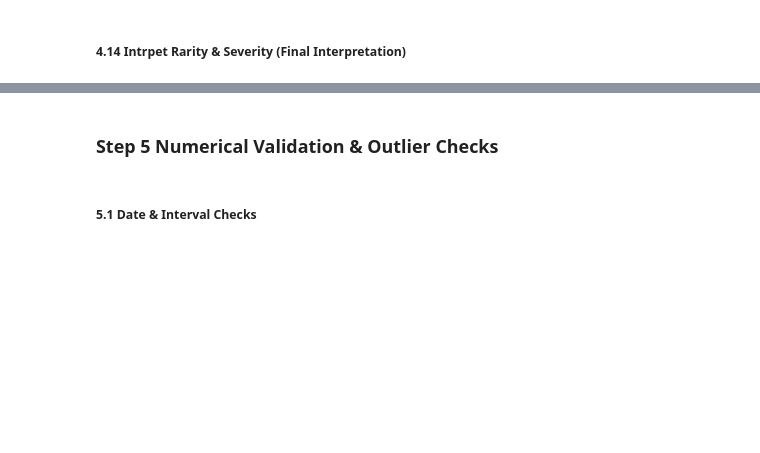
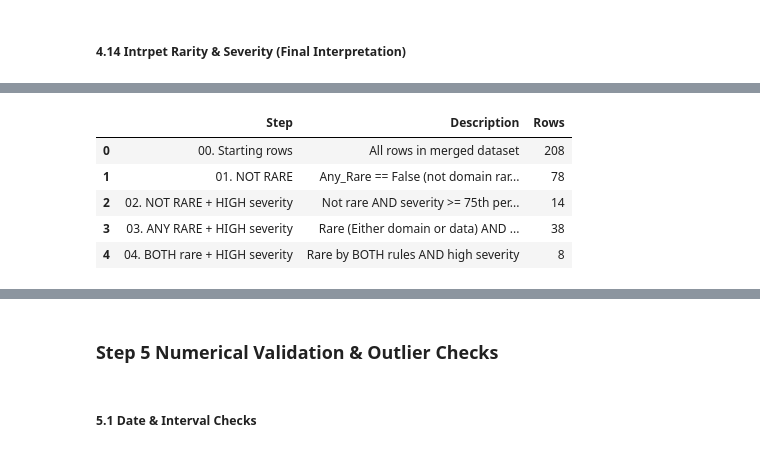
Before and after one commit to dev-festival/py4eda-project, a Jupyter notebook: notebooks/02_individual_exploration_abby.ipynb, the cells around one changed output, grey strips where cells are left out. Cells and saved outputs as stored; diff of their text form; code cells hidden in the pictures; blank space fills up the shorter version.

```diff
--- a/notebooks/02_individual_exploration_abby.ipynb
+++ b/notebooks/02_individual_exploration_abby.ipynb
@@ -506,6 +509,7 @@ missing_summary_table
 # %% [markdown]
 ##### 4.8 Structural vs Non-Structural Missingness
 # %%
+# Used to determine if missingness is related to data structure or data quality
 structural_info = []
 
 for cat, table in missing_rate_tables.items():
@@ -520,7 +524,20 @@ for cat, table in missing_rate_tables.items():
 
 structural_summary = pd.DataFrame(structural_info,
     columns=["Categorical Variable", "Category Level", "Column", "Missing %", "Type"])
-structural_summary.head()
+display(structural_summary.head())
+
+# Count structural vs non-structural
+struct_count = (structural_summary["Type"] == "STRUCTURAL").sum()
+nonstruct_count = (structural_summary["Type"] == "NON-STRUCTURAL").sum()
+total = len(structural_summary)
+
+print("=== Structural Missingness Summary ===")
+print(f"Total rows analyzed: {total:,}")
+print(f"STRUCTURAL missingness: {struct_count:,} ({struct_count/total:.2%})")
+print(f"NON-STRUCTURAL missingness: {nonstruct_count:,} ({nonstruct_count/total:.2%})")
+
+print("\n=== Counts by Categorical Variable ===")
+print(structural_summary.groupby(["Categorical Variable", "Type"]).size().unstack(fill_value=0))
 # %% [output]
 |  | Categorical Variable | Category Level | Column | Missing % | Type |
 | 0 | INTERVAL | 1-DAYS | PMNUM | 0.0 | STRUCTURAL |
@@ -1177,0 +1303,58 @@ Most important NOT RARE levels (final selection):
+# %%
+
+summary_rows = []
+
+total_rows = sl.shape[0]
+summary_rows.append({
+    'Step': '00. Starting rows',
+    'Description': 'All rows in merged dataset',
+    'Rows': total_rows
+})
+
+# NOT RARE only
+not_rare = sl[sl['Any_Rare'] == False]
+summary_rows.append({
+    'Step': '01. NOT RARE',
+    'Description': 'Any_Rare == False (not domain rare, not data rare)',
+    'Rows': not_rare.shape[0]
+})
+
+
+# NOT RARE + Severity >= cutoff
+not_rare_high = sl[
+    (sl['Any_Rare'] == False) &
+    (sl['Severity_Score'] >= sev_cutoff)
+]
+summary_rows.append({
+    'Step': '02. NOT RARE + HIGH severity',
+    'Description': 'Not rare AND severity >= 75th percentile',
+    'Rows': not_rare_high.shape[0]
+})
+
+# ANY RARE + HIGH severity (for comparison)
+any_rare_high = sl[
+    (sl['Any_Rare'] == True) &
+    (sl['Severity_Score'] >= sev_cutoff)
+]
+summary_rows.append({
+    'Step': '03. ANY RARE + HIGH severity',
+    'Description': 'Rare (Either domain or data) AND high severity',
+    'Rows': any_rare_high.shape[0]
+})
+
+# BOTH rare + high severity
+both_rare_high = sl[
+    (sl['Both_Rare'] == True) &
+    (sl['Severity_Score'] >= sev_cutoff)
+]
+summary_rows.append({
+    'Step': '04. BOTH rare + HIGH severity',
+    'Description': 'Rare by BOTH rules AND high severity',
+    'Rows': both_rare_high.shape[0]
+})
+
+summary_df = pd.DataFrame(summary_rows)
+
+print("\nSummary of filtering steps:")
+display(summary_df)
+# %% [output]
@@ -1177,0 +1362,6 @@ Most important NOT RARE levels (final selection):
+|  | Step | Description | Rows |
+| 0 | 00. Starting rows | All rows in merged dataset | 208 |
+| 1 | 01. NOT RARE | Any_Rare == False (not domain rar... | 78 |
+| 2 | 02. NOT RARE + HIGH severity | Not rare AND severity >= 75th per... | 14 |
+| 3 | 03. ANY RARE + HIGH severity | Rare (Either domain or data) AND ... | 38 |
+| 4 | 04. BOTH rare + HIGH severity | Rare by BOTH rules AND high severity | 8 |
```
Also changed, not shown: parts of 23 cells of this notebook, 5 other files.
